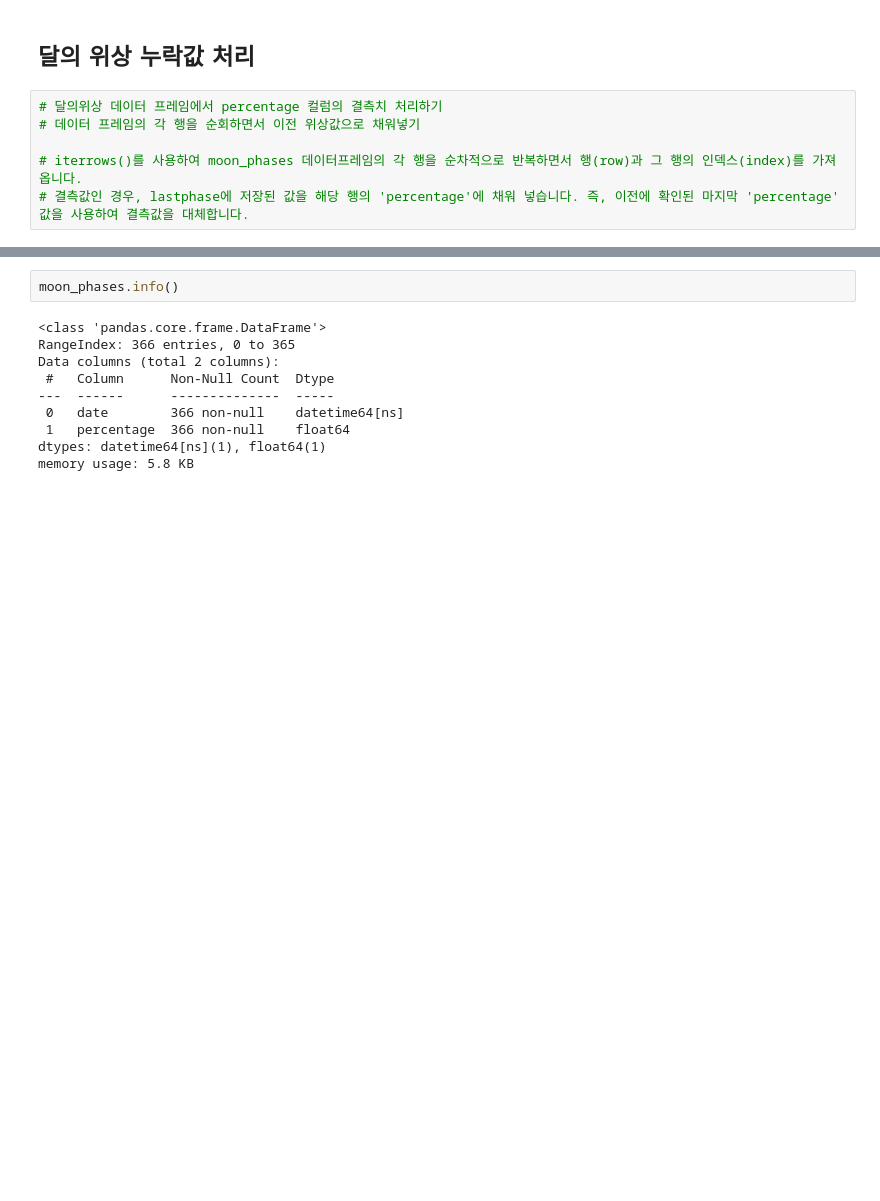
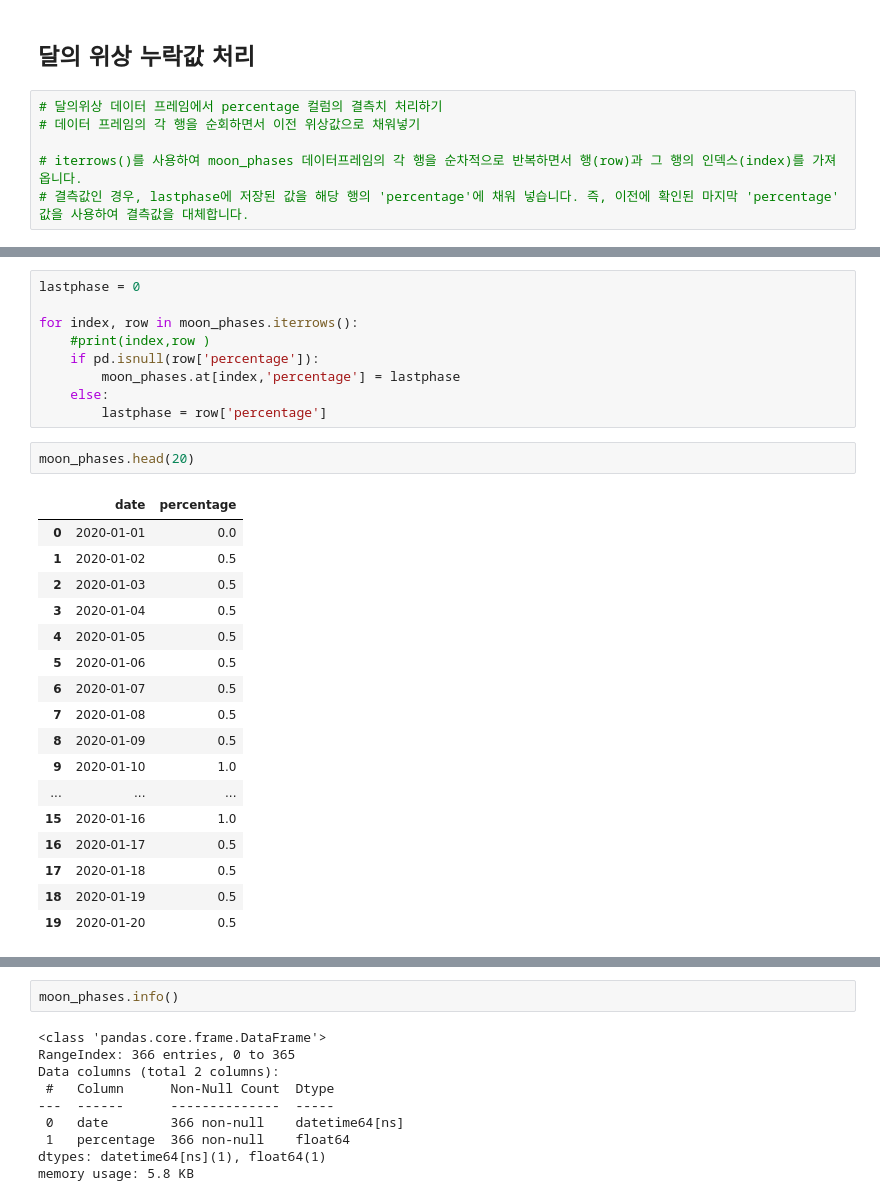
Before and after one commit to lima1016/python_study, a Jupyter notebook: OverTheMoon_유성우.ipynb, the cells around one changed output, grey strips where cells are left out. Drawn from its saved outputs; the diff is of its cells as text; blank space fills up the shorter version.

```diff
--- a/OverTheMoon_유성우.ipynb
+++ b/OverTheMoon_유성우.ipynb
@@ -305,0 +470,29 @@ moon_phases
+# %%
+lastphase = 0
+
+for index, row in moon_phases.iterrows():
+    #print(index,row )
+    if pd.isnull(row['percentage']):
+        moon_phases.at[index,'percentage'] = lastphase
+    else:
+        lastphase = row['percentage']
+# %%
+moon_phases.head(20)
+# %% [output]
+|  | date | percentage |
+| 0 | 2020-01-01 | 0.0 |
+| 1 | 2020-01-02 | 0.5 |
+| 2 | 2020-01-03 | 0.5 |
+| 3 | 2020-01-04 | 0.5 |
+| 4 | 2020-01-05 | 0.5 |
+| 5 | 2020-01-06 | 0.5 |
+| 6 | 2020-01-07 | 0.5 |
+| 7 | 2020-01-08 | 0.5 |
+| 8 | 2020-01-09 | 0.5 |
+| 9 | 2020-01-10 | 1.0 |
+| ... | ... | ... |
+| 15 | 2020-01-16 | 1.0 |
+| 16 | 2020-01-17 | 0.5 |
+| 17 | 2020-01-18 | 0.5 |
+| 18 | 2020-01-19 | 0.5 |
+| 19 | 2020-01-20 | 0.5 |
```
Also changed, not shown: parts of 56 cells of this notebook, 1 other file.
